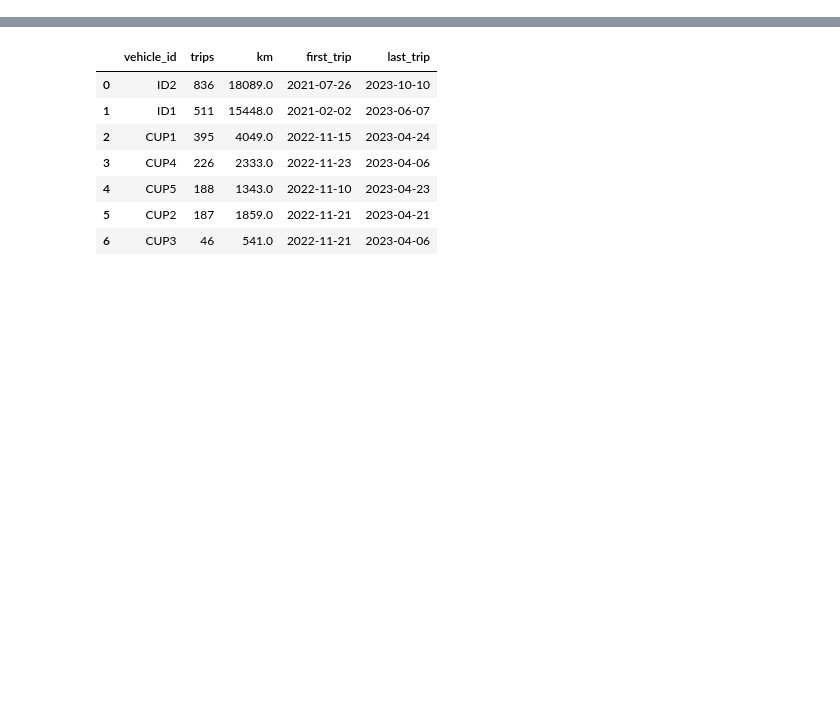
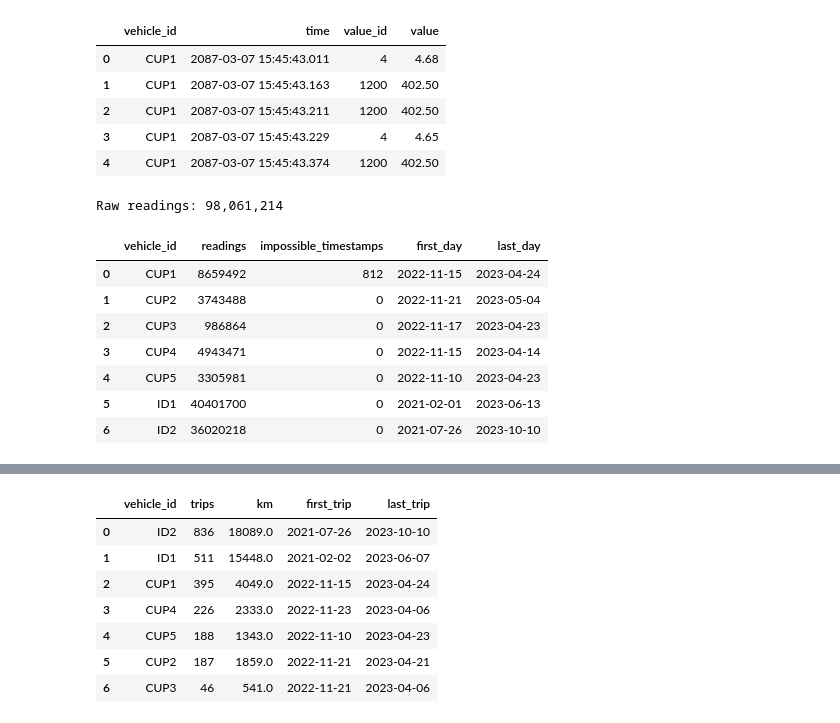
Before and after one commit to sumit-kolpe/EV-Energy-and-Thermal-Monitoring, a Jupyter notebook: EV_Energy_and_Thermal_Monitoring.ipynb, the cells around one changed output, grey strips where cells are left out. Cells and saved outputs as stored; diff of their text form; code cells hidden in the pictures; blank space fills up the shorter version.

```diff
--- a/EV_Energy_and_Thermal_Monitoring.ipynb
+++ b/EV_Energy_and_Thermal_Monitoring.ipynb
@@ -224,0 +158,34 @@ There is no odometer, so distance is speed × time.
+# %%
+RAW = f"read_parquet({[(RAW_DIR / f'{v}.parquet').as_posix() for v in VEHICLES]})"
+VALID_TIME = "CAST(time AS TIMESTAMP) BETWEEN TIMESTAMP '2020-01-01' AND TIMESTAMP '2024-12-31'"
+
+display(duckdb.sql(f"SELECT * FROM {RAW} LIMIT 5").df())
+
+raw_summary = duckdb.sql(f"""
+    SELECT vehicle_id,
+           COUNT(*) AS readings,
+           COUNT(*) FILTER (WHERE NOT ({VALID_TIME})) AS impossible_timestamps,
+           MIN(time) FILTER (WHERE {VALID_TIME})::DATE AS first_day,
+           MAX(time) FILTER (WHERE {VALID_TIME})::DATE AS last_day
+    FROM {RAW}
+    GROUP BY vehicle_id
+    ORDER BY vehicle_id
+""").df()
+print(f"Raw readings: {raw_summary['readings'].sum():,}")
+raw_summary
+# %% [output]
+|  | vehicle_id | time | value_id | value |
+| 0 | CUP1 | 2087-03-07 15:45:43.011 | 4 | 4.68 |
+| 1 | CUP1 | 2087-03-07 15:45:43.163 | 1200 | 402.50 |
+| 2 | CUP1 | 2087-03-07 15:45:43.211 | 1200 | 402.50 |
+| 3 | CUP1 | 2087-03-07 15:45:43.229 | 4 | 4.65 |
+| 4 | CUP1 | 2087-03-07 15:45:43.374 | 1200 | 402.50 |
+Raw readings: 98,061,214
+|  | vehicle_id | readings | impossible_timestamps | first_day | last_day |
+| 0 | CUP1 | 8659492 | 812 | 2022-11-15 | 2023-04-24 |
+| 1 | CUP2 | 3743488 | 0 | 2022-11-21 | 2023-05-04 |
+| 2 | CUP3 | 986864 | 0 | 2022-11-17 | 2023-04-23 |
+| 3 | CUP4 | 4943471 | 0 | 2022-11-15 | 2023-04-14 |
+| 4 | CUP5 | 3305981 | 0 | 2022-11-10 | 2023-04-23 |
+| 5 | ID1 | 40401700 | 0 | 2021-02-01 | 2023-06-13 |
+| 6 | ID2 | 36020218 | 0 | 2021-07-26 | 2023-10-10 |
```
Also changed, not shown: parts of 168 cells of this notebook, 1 other file.
